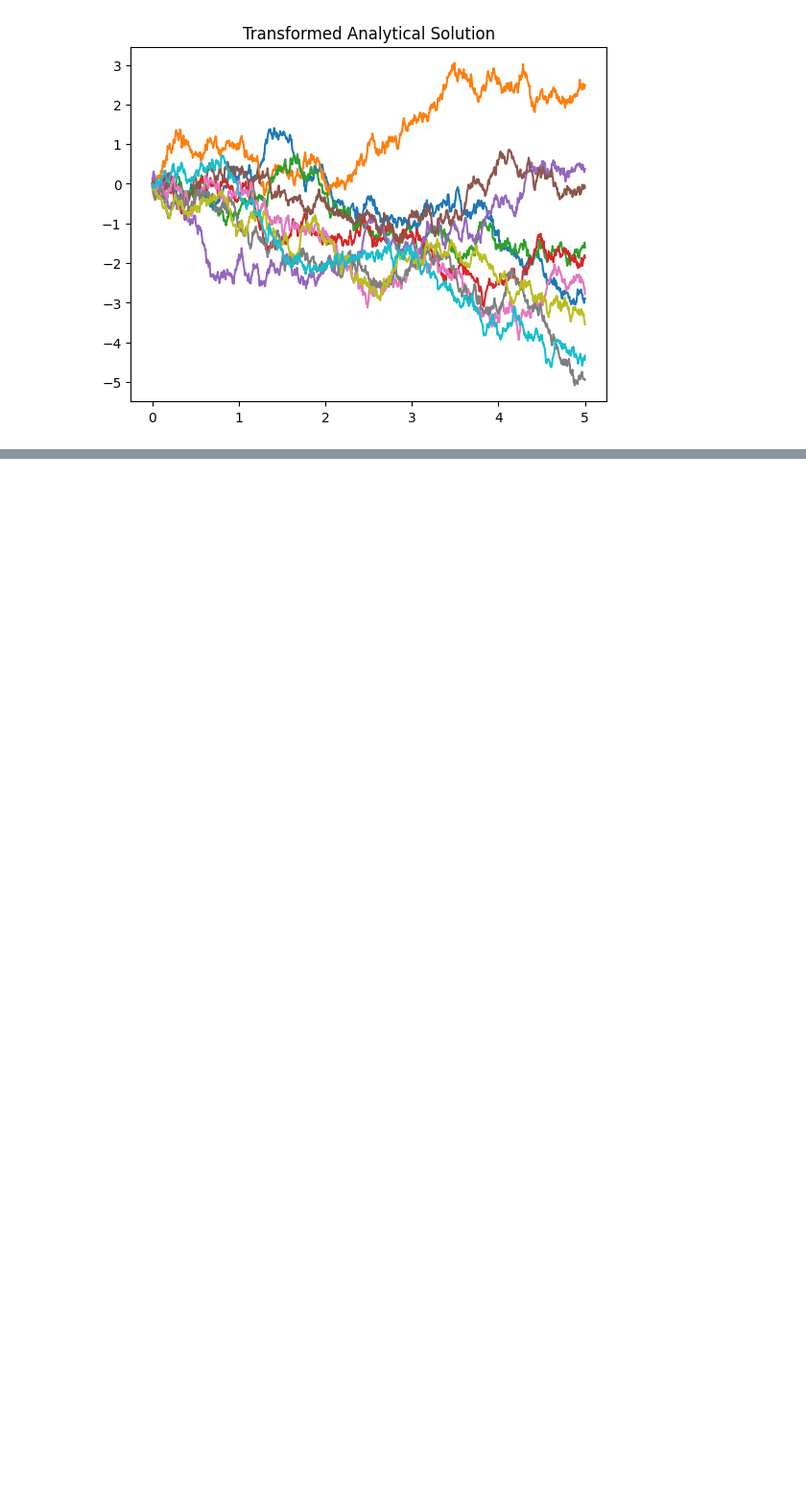
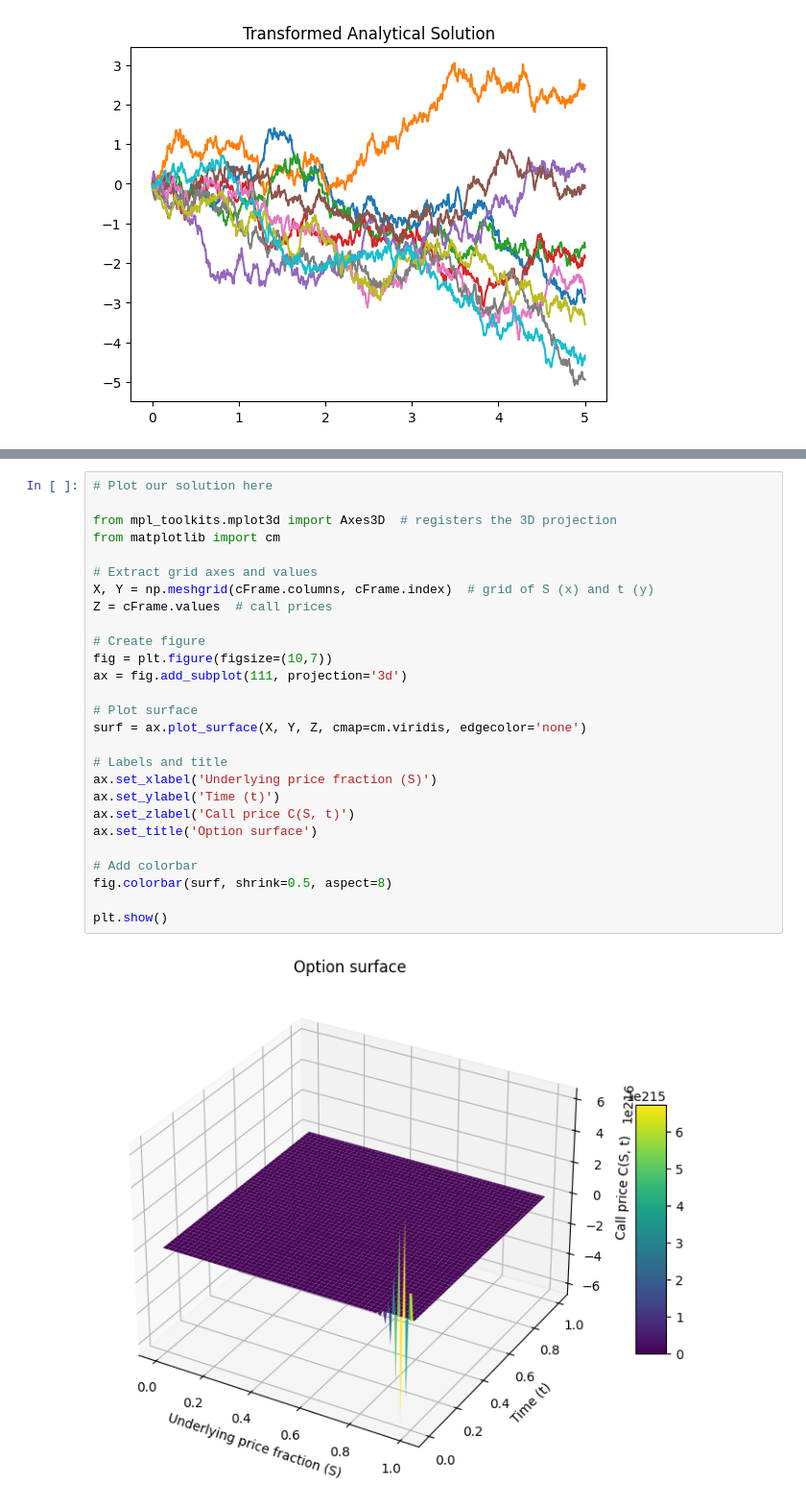
Before and after one commit to rscott1915/Various-Coding-Things, a Jupyter notebook: FundamentalsOfNumericalStochasticProcesses.ipynb, the cells around one changed output, grey strips where cells are left out. Shown at 96% size. Cells and saved outputs as stored; diff of their text form; blank space fills up the shorter version.

```diff
--- a/FundamentalsOfNumericalStochasticProcesses.ipynb
+++ b/FundamentalsOfNumericalStochasticProcesses.ipynb
@@ -384,0 +526,29 @@ plt.show()
+# %%
+# Plot our solution here
+
+from mpl_toolkits.mplot3d import Axes3D  # registers the 3D projection
+from matplotlib import cm
+
+# Extract grid axes and values
+X, Y = np.meshgrid(cFrame.columns, cFrame.index)  # grid of S (x) and t (y)
+Z = cFrame.values  # call prices
+
+# Create figure
+fig = plt.figure(figsize=(10,7))
+ax = fig.add_subplot(111, projection='3d')
+
+# Plot surface
+surf = ax.plot_surface(X, Y, Z, cmap=cm.viridis, edgecolor='none')
+
+# Labels and title
+ax.set_xlabel('Underlying price fraction (S)')
+ax.set_ylabel('Time (t)')
+ax.set_zlabel('Call price C(S, t)')
+ax.set_title('Option surface')
+
+# Add colorbar
+fig.colorbar(surf, shrink=0.5, aspect=8)
+
+plt.show()
+# %% [output]
+[figure, added]
```
Also changed, not shown: parts of 9 cells of this notebook.
